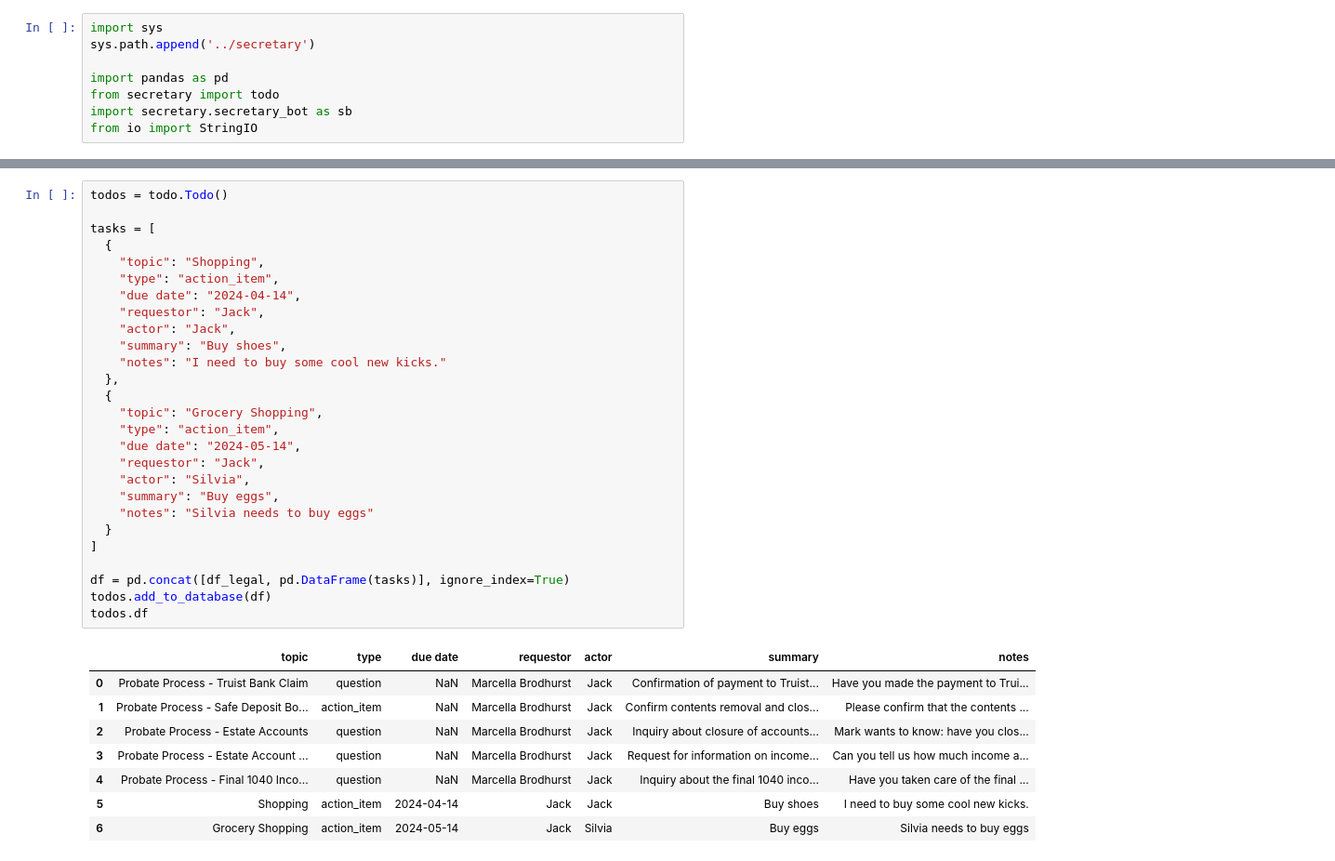
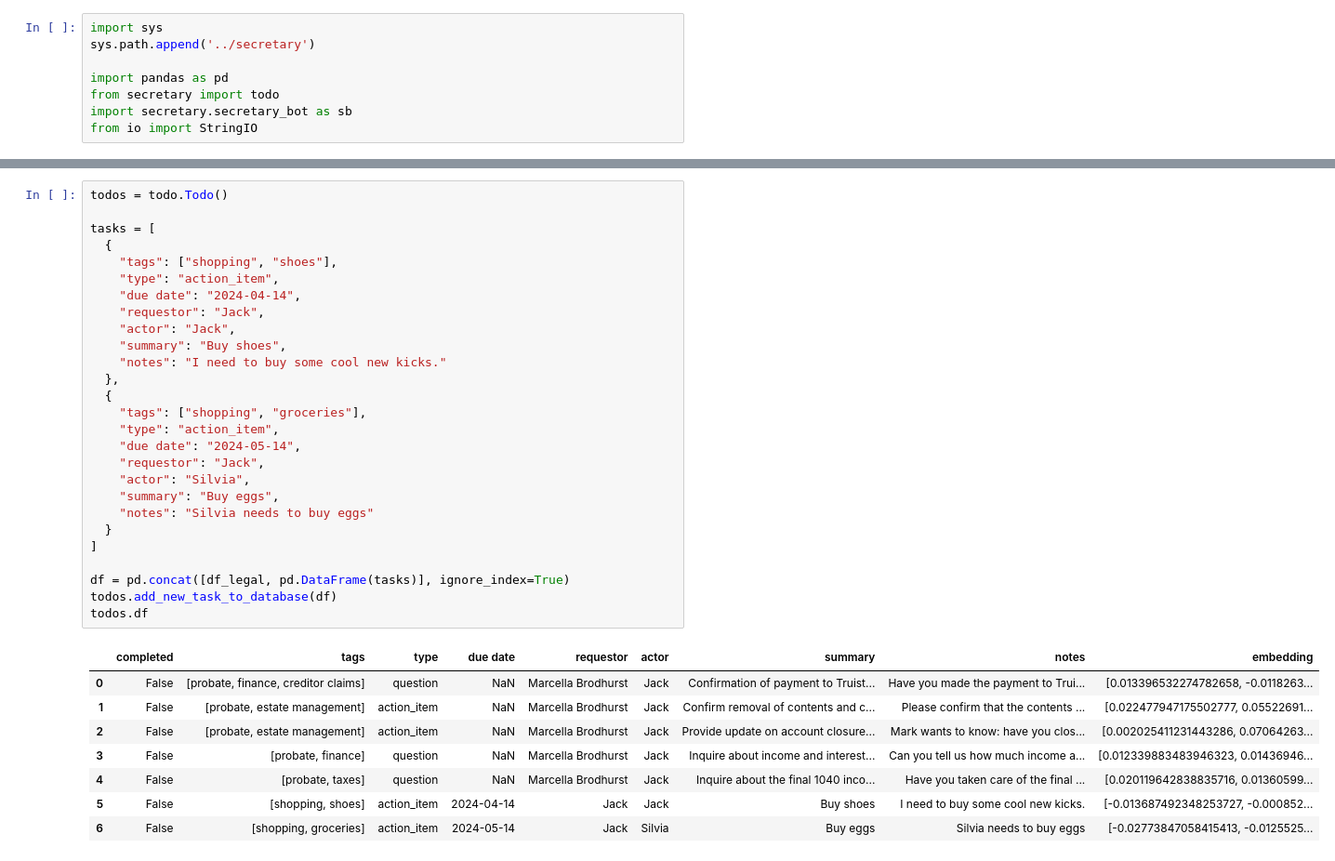
Before and after one commit to jjdhunt/secretary, a Jupyter notebook: sandbox.ipynb, the cells around one changed output, grey strips where cells are left out. Shown: that part at 93% size. Drawn from its saved outputs; the diff is of its cells as text.

Commit message:
changed 'topic' extraction to 'tags' extraction.

```diff
--- a/sandbox.ipynb
+++ b/sandbox.ipynb
@@ -27,39 +30,39 @@ df_legal
 # %%
 todos = todo.Todo()
 
 tasks = [
   {
-    "topic": "Shopping",
+    "tags": ["shopping", "shoes"],
     "type": "action_item",
     "due date": "2024-04-14",
     "requestor": "Jack",
     "actor": "Jack",
     "summary": "Buy shoes",
     "notes": "I need to buy some cool new kicks."
   },
   {
-    "topic": "Grocery Shopping",
+    "tags": ["shopping", "groceries"],
     "type": "action_item",
     "due date": "2024-05-14",
     "requestor": "Jack",
     "actor": "Silvia",
     "summary": "Buy eggs",
     "notes": "Silvia needs to buy eggs"
   }
 ]
 
 df = pd.concat([df_legal, pd.DataFrame(tasks)], ignore_index=True)
-todos.add_to_database(df)
+todos.add_new_task_to_database(df)
 todos.df
 # %% [output]
-|  | topic | type | due date | requestor | actor | summary | notes |
-| 0 | Probate Process - Truist Bank Claim | question | NaN | Marcella Brodhurst | Jack | Confirmation of payment to Truist... | Have you made the payment to Trui... |
-| 1 | Probate Process - Safe Deposit Bo... | action_item | NaN | Marcella Brodhurst | Jack | Confirm contents removal and clos... | Please confirm that the contents ... |
-| 2 | Probate Process - Estate Accounts | question | NaN | Marcella Brodhurst | Jack | Inquiry about closure of accounts... | Mark wants to know: have you clos... |
-| 3 | Probate Process - Estate Account ... | question | NaN | Marcella Brodhurst | Jack | Request for information on income... | Can you tell us how much income a... |
-| 4 | Probate Process - Final 1040 Inco... | question | NaN | Marcella Brodhurst | Jack | Inquiry about the final 1040 inco... | Have you taken care of the final ... |
-| 5 | Shopping | action_item | 2024-04-14 | Jack | Jack | Buy shoes | I need to buy some cool new kicks. |
-| 6 | Grocery Shopping | action_item | 2024-05-14 | Jack | Silvia | Buy eggs | Silvia needs to buy eggs |
+|  | completed | tags | type | due date | requestor | actor | summary | notes | embedding |
+| 0 | False | [probate, finance, creditor claims] | question | NaN | Marcella Brodhurst | Jack | Confirmation of payment to Truist... | Have you made the payment to Trui... | [0.013396532274782658, -0.0118263... |
+| 1 | False | [probate, estate management] | action_item | NaN | Marcella Brodhurst | Jack | Confirm removal of contents and c... | Please confirm that the contents ... | [0.022477947175502777, 0.05522691... |
+| 2 | False | [probate, estate management] | action_item | NaN | Marcella Brodhurst | Jack | Provide update on account closure... | Mark wants to know: have you clos... | [0.002025411231443286, 0.07064263... |
+| 3 | False | [probate, finance] | question | NaN | Marcella Brodhurst | Jack | Inquire about income and interest... | Can you tell us how much income a... | [0.012339883483946323, 0.01436946... |
+| 4 | False | [probate, taxes] | question | NaN | Marcella Brodhurst | Jack | Inquire about the final 1040 inco... | Have you taken care of the final ... | [0.020119642838835716, 0.01360599... |
+| 5 | False | [shopping, shoes] | action_item | 2024-04-14 | Jack | Jack | Buy shoes | I need to buy some cool new kicks. | [-0.013687492348253727, -0.000852... |
+| 6 | False | [shopping, groceries] | action_item | 2024-05-14 | Jack | Silvia | Buy eggs | Silvia needs to buy eggs | [-0.02773847058415413, -0.0125525... |
 # %%
 comment = "From: Jack\nI still have my shitty old NewBalance sneakers from 2018, but I really do like them."
 
```
Also changed, not shown: parts of 9 cells of this notebook, 4 other files.
